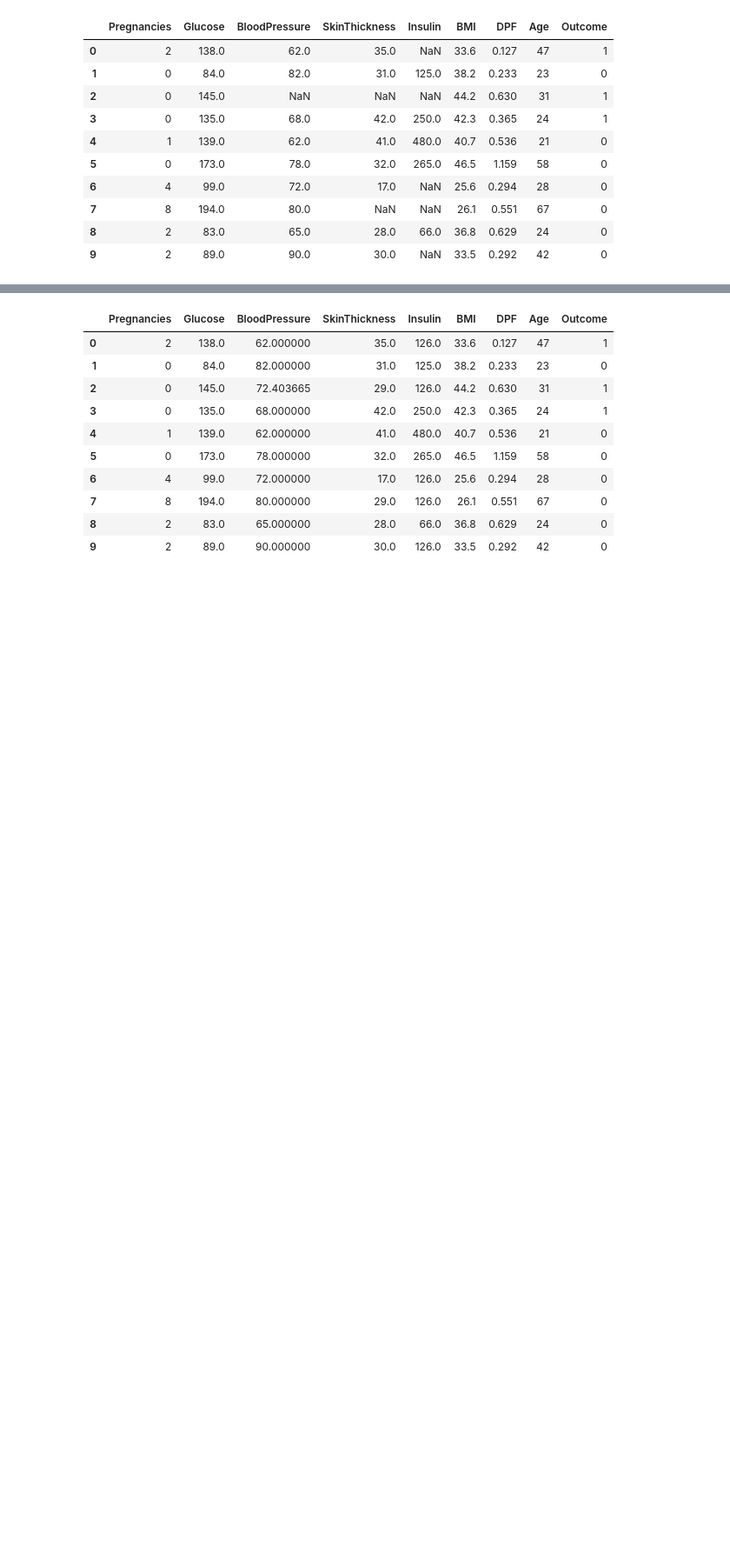
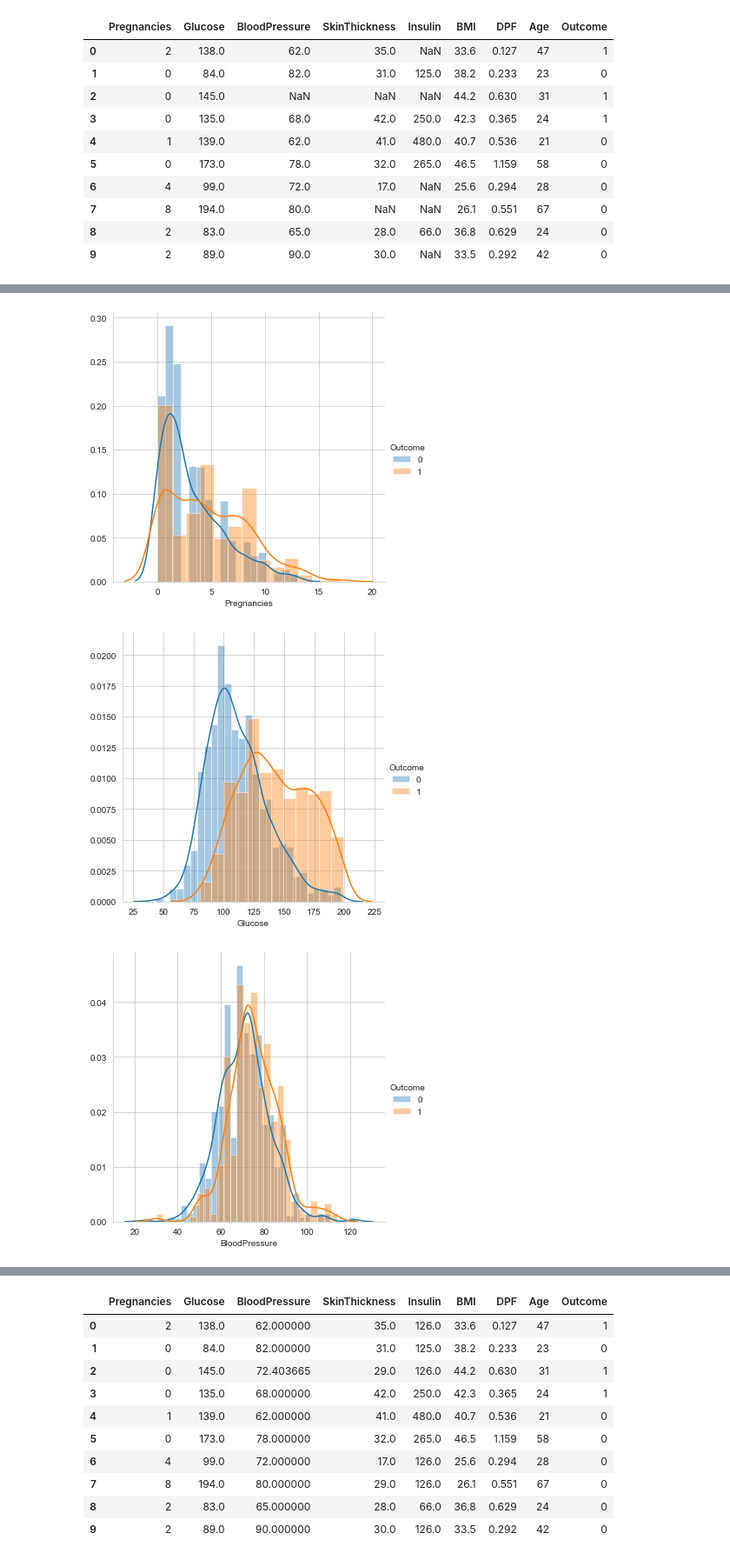
Before and after one commit to sidd162/Diabetes_Prediction, a Jupyter notebook: Diabetes_Prediction.ipynb, the cells around one changed output, grey strips where cells are left out. Shown at 87% size. Drawn from its saved outputs; the diff is of its cells as text; code cells hidden in the pictures; blank space fills up the shorter version.

```diff
--- a/Diabetes_Prediction.ipynb
+++ b/Diabetes_Prediction.ipynb
@@ -43,0 +191,8 @@ df_copy.head(10)
+# %%
+for feature in df_copy.columns.values:
+
+    sns.FacetGrid(df_copy,hue='Outcome',size=5).map(sns.distplot,feature).add_legend()
+# %% [output]
+[figure, added]
+[figure, added]
+[figure, added]
```
Also changed, not shown: parts of 23 cells of this notebook.
